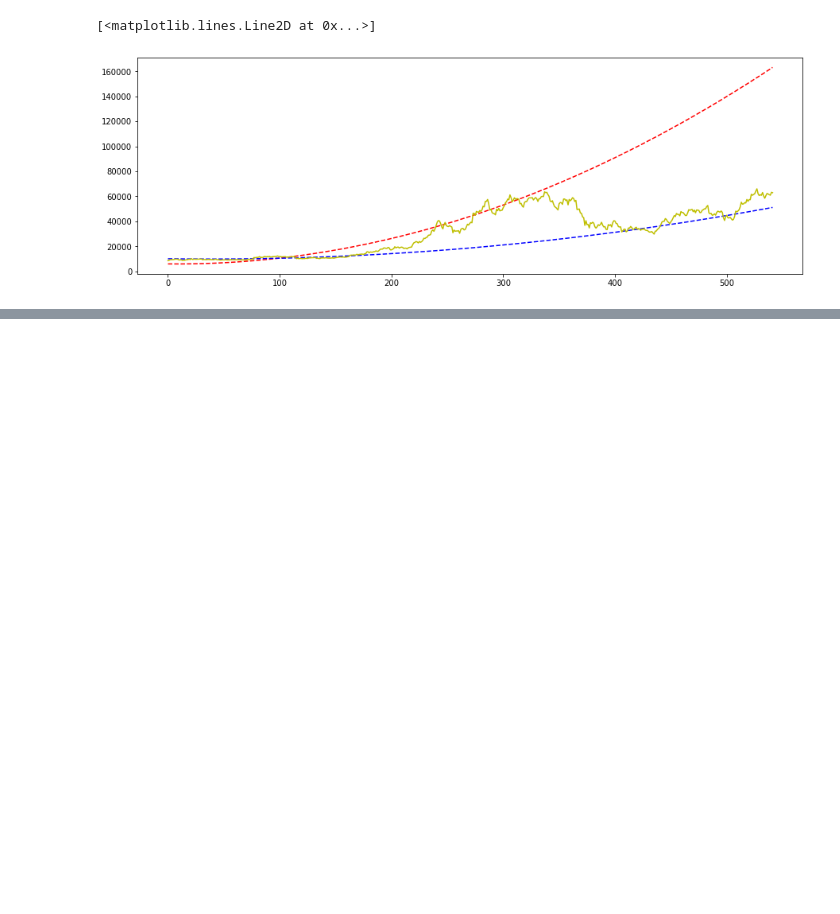
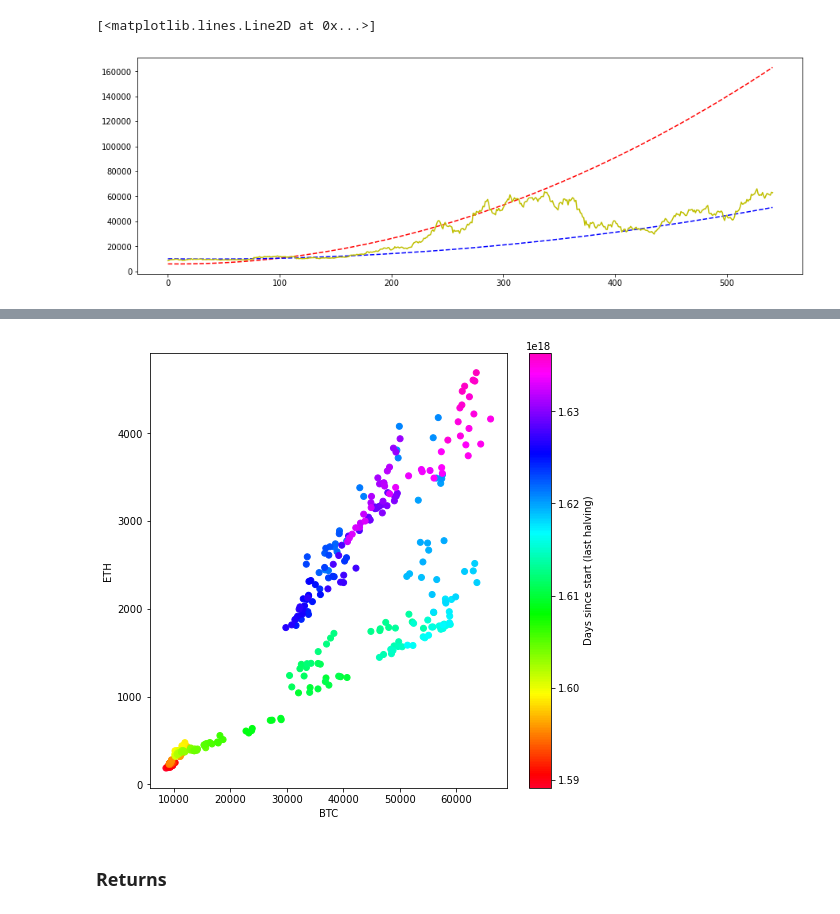
Before and after one commit to mxagar/crypto_analysis, a Jupyter notebook: 01_BitcoinAnalysis.ipynb, the cells around one changed output, grey strips where cells are left out. Saved outputs shown, nothing was run; the diff lists cells and outputs as text; code cells hidden in the pictures; blank space fills up the shorter version.

```diff
--- a/01_BitcoinAnalysis.ipynb
+++ b/01_BitcoinAnalysis.ipynb
@@ -403,0 +493,12 @@ plt.plot(x[:min_d],y_close[:min_d],'y')
+# %%
+plt.figure(figsize=(8,8))
+#https://matplotlib.org/3.1.1/gallery/color/colormap_reference.html
+plt.scatter(x=df['btc'],y=df['eth'],c=df.index,cmap='gist_rainbow')
+plt.xlabel('BTC')
+plt.ylabel('ETH')
+cbar = plt.colorbar()
+cbar.set_label('Days since start (last halving)')
+# %% [output]
+[figure, added]
+# %% [markdown]
+### Returns
```
Also changed, not shown: parts of 24 cells of this notebook.
